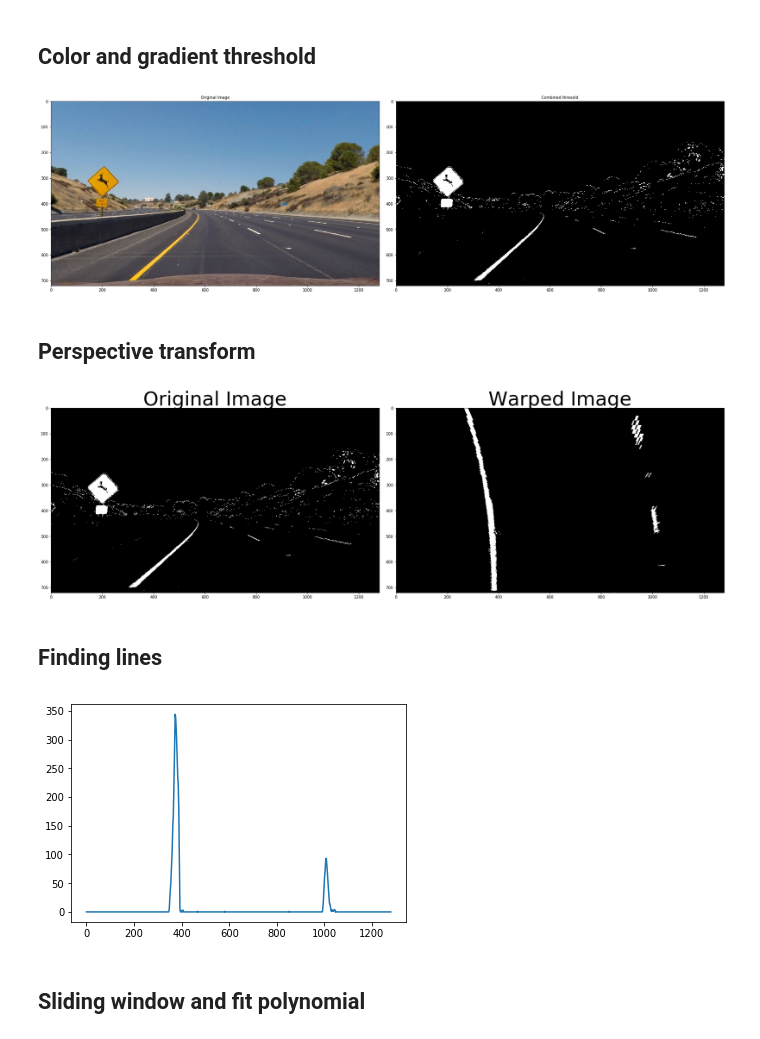
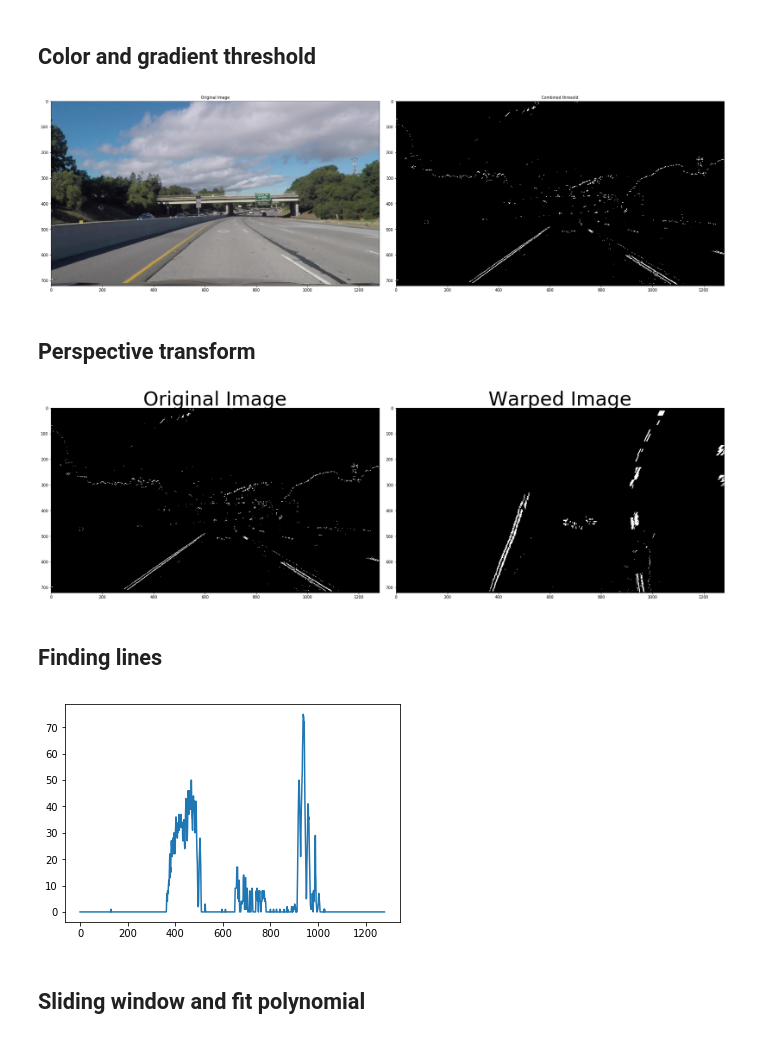
Before and after one commit to RaulDa/CarND-Advanced-Lane-Lines-P4, a Jupyter notebook: P4.ipynb, the cells around one changed output. Cells and saved outputs as stored; diff of their text form; code cells hidden in the pictures.

```diff
--- a/P4.ipynb
+++ b/P4.ipynb
@@ -98,7 +98,7 @@ plt.show()
 # %% [markdown]
 ## Color and gradient threshold
 # %%
-image = mpimg.imread('test_images/test2.jpg')
+image = mpimg.imread('test_images/test11.jpg')
 
 def abs_sobel_thresh(img, orient='x', sobel_kernel=3, thresh=(0, 255)):
     # Apply the following steps to img
@@ -164,7 +164,7 @@ ksize = 9 # Choose a larger odd number to smooth gradient measurements
 undist = cv2.undistort(image, mtx, dist, None, mtx)
 
 # Apply each of the thresholding functions
-grady = abs_sobel_thresh(undist, orient='x', sobel_kernel=ksize, thresh=(20, 90))
+grady = abs_sobel_thresh(undist, orient='x', sobel_kernel=ksize, thresh=(10, 90))
 dir_binary = dir_threshold(undist, sobel_kernel=ksize, thresh=(0.7, 1.4))
 r_binary = r_threshold(undist, h_thresh=(150,255))
 h_binary = h_threshold(undist, h_thresh=(15,100))
@@ -172,34 +172,34 @@ s_binary = s_threshold(undist, s_thresh=(150,255))
 
 combined_gradient = np.zeros_like(dir_binary)
 combined_gradient[(dir_binary == 1) & (grady == 1) & (r_binary == 1)] = 1
 
 combined_color = np.zeros_like(dir_binary)
 combined_color[(h_binary == 1) & (s_binary == 1)] = 1
 
 combined = np.zeros_like(combined_gradient)
 combined[(combined_gradient == 1) | (combined_color == 1)] = 1
 
 # Plot the result
 f, (ax1, ax6) = plt.subplots(1, 2, figsize=(24, 9))
 f.tight_layout()
 ax1.imshow(undist)
 ax1.set_title('Original Image', fontsize=10)
 """
 ax2.imshow(gradx, cmap='gray')
 ax2.set_title('Directional gradient X', fontsize=10)
 ax3.imshow(grady, cmap='gray')
 ax3.set_title('Directional gradient Y', fontsize=10)
 ax4.imshow(mag_binary, cmap='gray')
 ax4.set_title('Gradient magnitude', fontsize=10)
 ax5.imshow(dir_binary, cmap='gray')
 ax5.set_title('Thresholded Grad. Dir.', fontsize=10)
 """
 ax6.imshow(combined, cmap='gray')
 ax6.set_title('Combined thresold', fontsize=10)
 plt.subplots_adjust(left=0., right=1, top=0.9, bottom=0.)
 plt.show()
 # %% [output]
-[figure, old version]
+[figure, new version]
 # %% [markdown]
 ## Perspective transform
 # %%
@@ -227,7 +227,7 @@ ax2.set_title('Warped Image', fontsize=50)
 plt.subplots_adjust(left=0., right=1, top=0.9, bottom=0.)
 plt.show()
 # %% [output]
-[figure, old version]
+[figure, new version]
 # %% [markdown]
 ## Finding lines
 # %%
@@ -235,7 +235,7 @@ histogram = np.sum(binary_warped[binary_warped.shape[0]//2:,:], axis=0)
 plt.plot(histogram)
 plt.show()
 # %% [output]
-[figure, old version]
+[figure, new version]
 # %% [markdown]
 ## Sliding window and fit polynomial
 # %%
```
Also changed, not shown: parts of 8 cells of this notebook.
